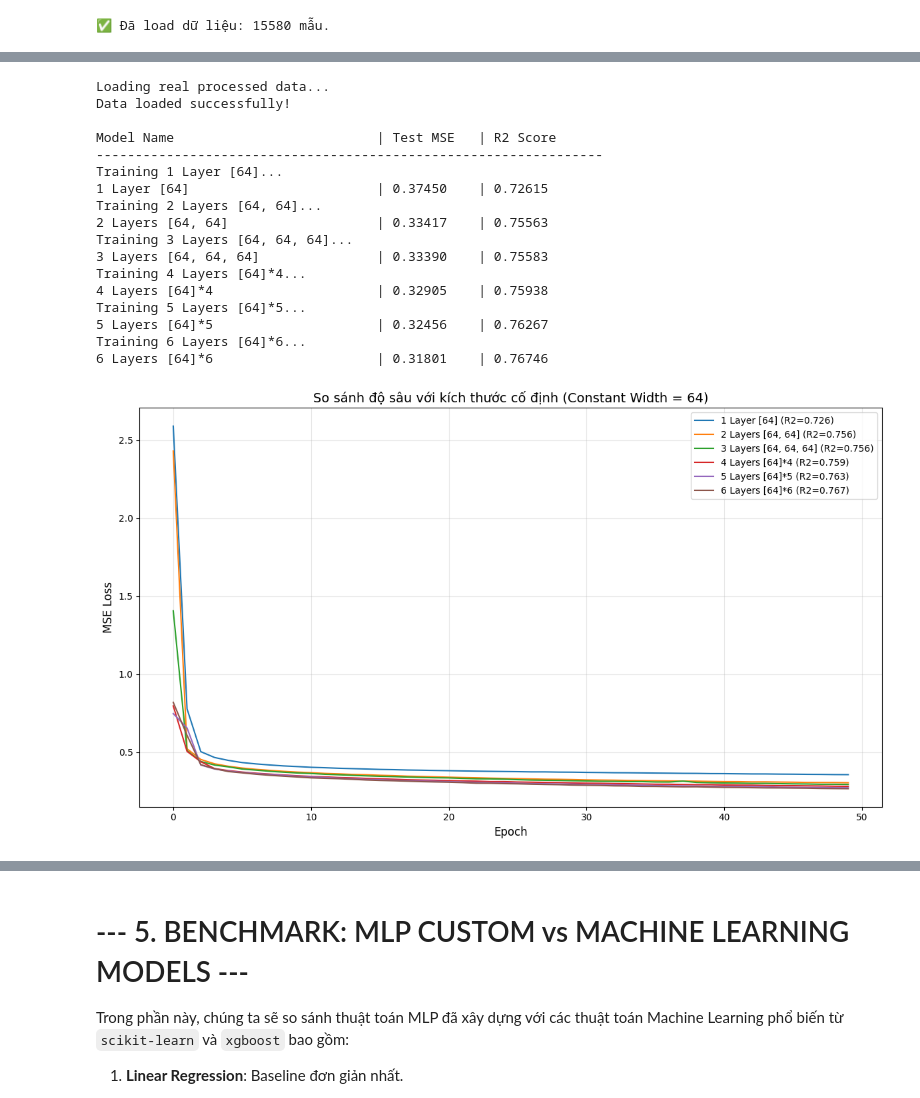
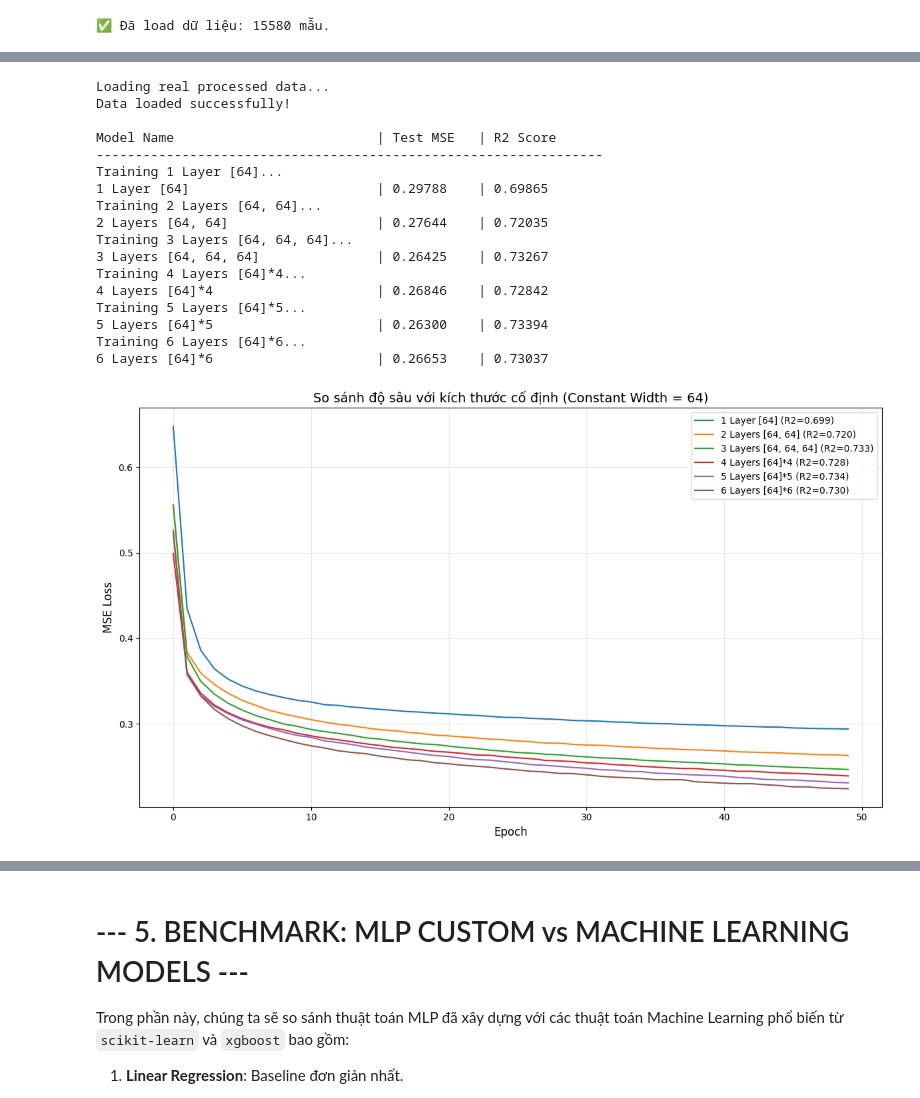
Before and after one commit to bush-le/mlp-california-housing-price-prediction, a Jupyter notebook: notebooks/05_experiments.ipynb, the cells around one changed output, grey strips where cells are left out. Drawn from its saved outputs; the diff is of its cells as text; code cells hidden in the pictures.

```diff
--- a/notebooks/05_experiments.ipynb
+++ b/notebooks/05_experiments.ipynb
@@ -55,7 +55,7 @@ def run_experiment(name, hidden_layers=[64, 32], activation_cls=ReLU, learning_r
     model.add(Linear())
 
     # 2. Compile
-    model.compile(loss_function=CensoredMSE(upper_limit=5.0), optimizer=SGD(learning_rate=learning_rate))
+    model.compile(loss_function=MSE(), optimizer=SGD(learning_rate=learning_rate))
 
     # 3. Training Loop
     losses = []
@@ -206,7 +213,7 @@ sys.path.append(os.path.abspath('../src'))
 from model import MLP
 from layers import Dense
 from activations import ReLU, Linear
-from losses import MSE, CensoredMSE
+from losses import MSE
 from optimizer import SGD
 
 print("Loading real processed data...")
@@ -234,7 +241,7 @@ def run_experiment(name, hidden_layers, learning_rate=0.001, epochs=50):
 
     model.add(Dense(input_dim, 1))
     model.add(Linear())
-    model.compile(CensoredMSE(upper_limit=5.0), SGD(learning_rate=learning_rate))
+    model.compile(MSE(), SGD(learning_rate=learning_rate))
 
     loss_history = []
     batch_size = 16 # Giữ nguyên 16 như bạn đã chọn
@@ -294,40 +301,40 @@ for name, layers in structures:
     results[name] = hist
     performance_data.append((name, mse, r2))
     print(f"{name:<35} | {mse:.5f}    | {r2:.5f}")
 
 # --- VẼ BIỂU ĐỒ ---
 plt.figure(figsize=(12, 7))
 for name, hist in results.items():
     r2 = next(r for n, _, r in performance_data if n == name)
     # Chỉ hiện R2 trong legend để đỡ rối
     plt.plot(hist, label=f"{name} (R2={r2:.3f})")
 
 plt.title("So sánh độ sâu với kích thước cố định (Constant Width = 64)", fontsize=14)
 plt.xlabel("Epoch", fontsize=12)
 plt.ylabel("MSE Loss", fontsize=12)
 plt.legend()
 plt.grid(True, alpha=0.3)
 plt.tight_layout()
 plt.show()
 # %% [output]
 Loading real processed data...
 Data loaded successfully!
 
 Model Name                          | Test MSE   | R2 Score
 -----------------------------------------------------------------
 Training 1 Layer [64]...
-1 Layer [64]                        | 0.37450    | 0.72615
+1 Layer [64]                        | 0.29788    | 0.69865
 Training 2 Layers [64, 64]...
-2 Layers [64, 64]                   | 0.33417    | 0.75563
+2 Layers [64, 64]                   | 0.27644    | 0.72035
 Training 3 Layers [64, 64, 64]...
-3 Layers [64, 64, 64]               | 0.33390    | 0.75583
+3 Layers [64, 64, 64]               | 0.26425    | 0.73267
 Training 4 Layers [64]*4...
-4 Layers [64]*4                     | 0.32905    | 0.75938
+4 Layers [64]*4                     | 0.26846    | 0.72842
 Training 5 Layers [64]*5...
-5 Layers [64]*5                     | 0.32456    | 0.76267
+5 Layers [64]*5                     | 0.26300    | 0.73394
 Training 6 Layers [64]*6...
-6 Layers [64]*6                     | 0.31801    | 0.76746
+6 Layers [64]*6                     | 0.26653    | 0.73037
-[figure, old version]
+[figure, new version]
 # %%
 import sys
 import os
```
Also changed, not shown: parts of 8 cells of this notebook, 4 other files.
